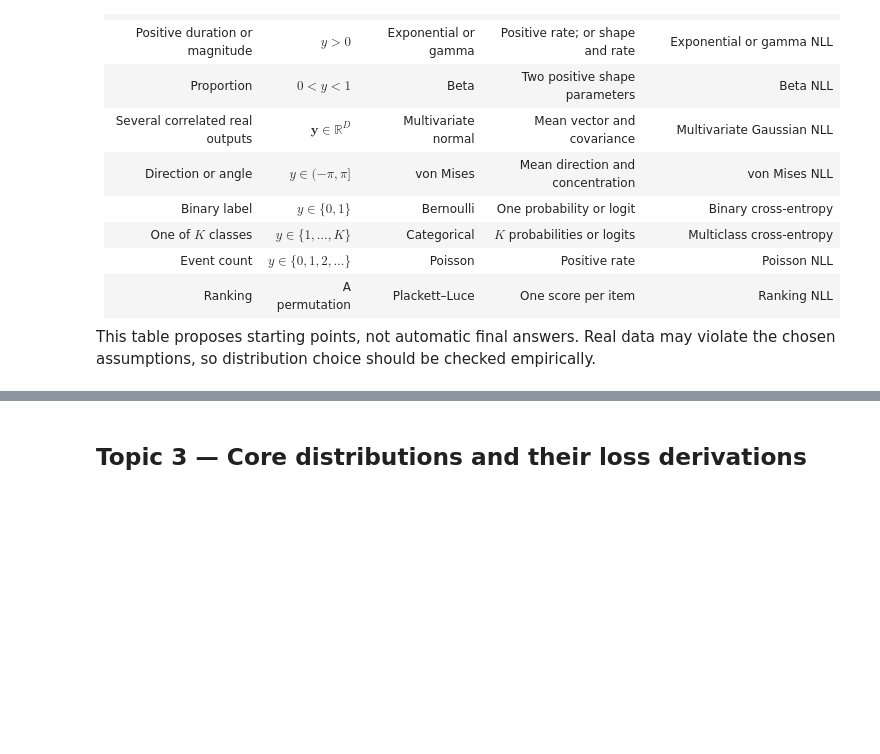
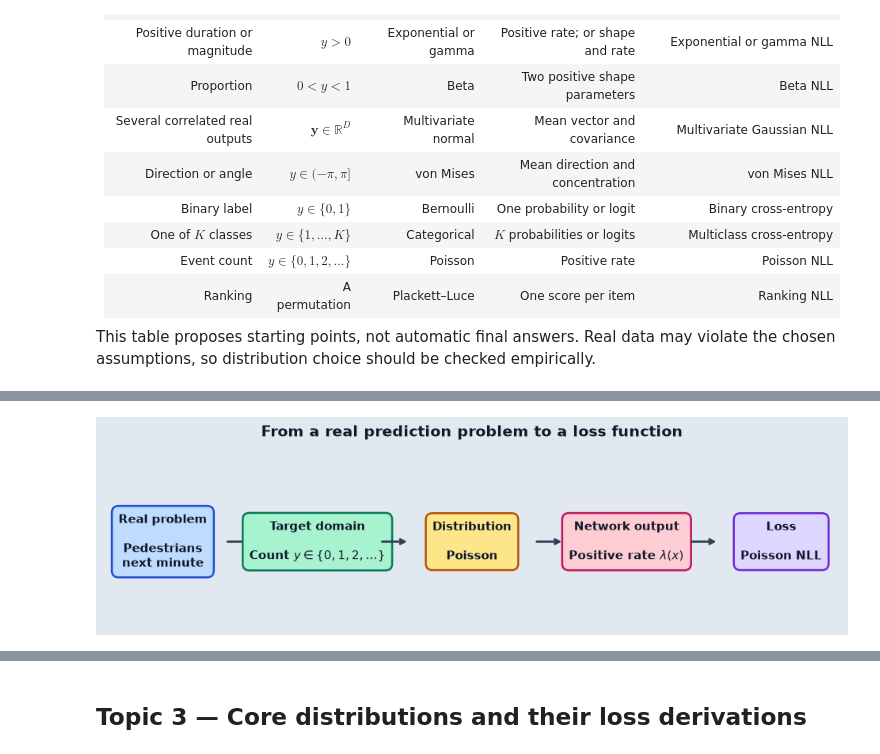
Before and after one commit to majorgilles/understanding-deep-learning-prince, a Jupyter notebook: chapters/05-loss-functions/notebooks/chapter_05_distribution_selection_and_loss_guide.ipynb, the cells around one changed output, grey strips where cells are left out. Saved outputs shown, nothing was run; the diff lists cells and outputs as text; code cells hidden in the pictures; blank space fills up the shorter version.

```diff
--- a/chapters/05-loss-functions/notebooks/chapter_05_distribution_selection_and_loss_guide.ipynb
+++ b/chapters/05-loss-functions/notebooks/chapter_05_distribution_selection_and_loss_guide.ipynb
@@ -298,0 +327,57 @@ This table proposes starting points, not automatic final answers. Real data may
+# %%
+import matplotlib.pyplot as plt
+
+steps = [
+    ("Real problem", "Pedestrians\nnext minute"),
+    ("Target domain", r"Count $y\in\{0,1,2,\ldots\}$"),
+    ("Distribution", "Poisson"),
+    ("Network output", r"Positive rate $\lambda(x)$"),
+    ("Loss", "Poisson NLL"),
+]
+
+# Explicit colors keep the diagram readable in both light and dark notebook themes.
+figure_background = "#e2e8f0"
+text_color = "#0f172a"
+box_colors = ["#bfdbfe", "#a7f3d0", "#fde68a", "#fecdd3", "#ddd6fe"]
+edge_colors = ["#1d4ed8", "#047857", "#b45309", "#be185d", "#6d28d9"]
+
+fig, ax = plt.subplots(figsize=(12, 2.8), facecolor=figure_background)
+ax.set_facecolor(figure_background)
+ax.axis("off")
+xs = [0.08, 0.29, 0.50, 0.71, 0.92]
+for index, ((title, body), x_pos) in enumerate(zip(steps, xs)):
+    ax.text(
+        x_pos,
+        0.5,
+        f"{title}\n\n{body}",
+        ha="center",
+        va="center",
+        fontsize=11,
+        fontweight="bold",
+        color=text_color,
+        bbox=dict(
+            boxstyle="round,pad=0.55",
+            facecolor=box_colors[index],
+            edgecolor=edge_colors[index],
+            linewidth=1.8,
+        ),
+        transform=ax.transAxes,
+    )
+    if index < len(steps) - 1:
+        ax.annotate(
+            "",
+            xy=(xs[index + 1] - 0.085, 0.5),
+            xytext=(x_pos + 0.085, 0.5),
+            arrowprops=dict(arrowstyle="->", lw=2.2, color="#334155"),
+            xycoords=ax.transAxes,
+        )
+ax.set_title(
+    "From a real prediction problem to a loss function",
+    fontsize=14,
+    fontweight="bold",
+    color=text_color,
+    pad=18,
+)
+plt.show()
+# %% [output]
+[figure, added]
```
Also changed, not shown: parts of 17 cells of this notebook, 2 other files.
